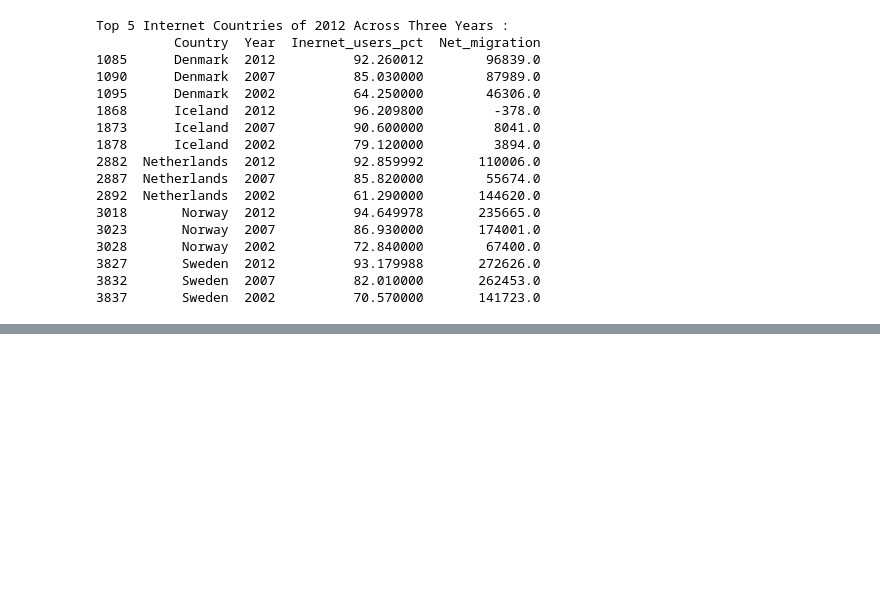
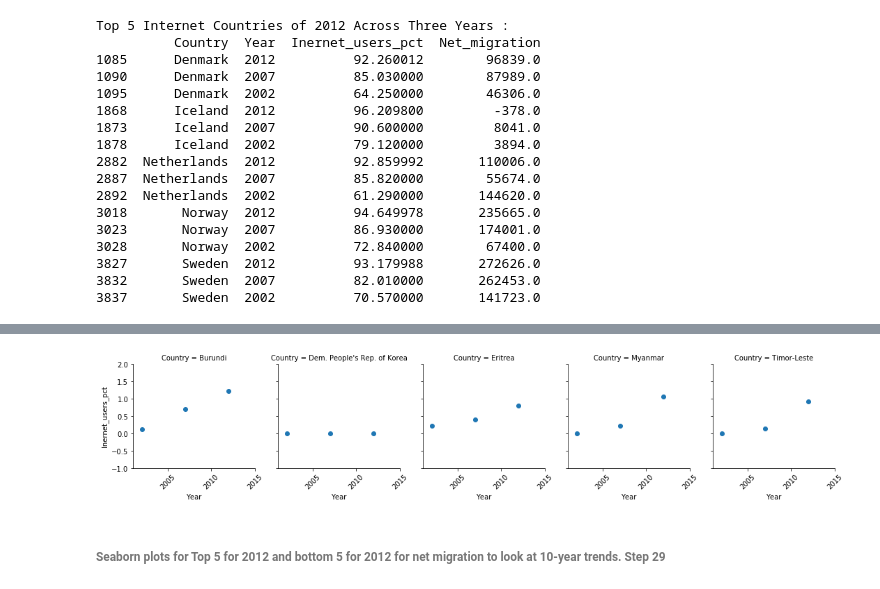
Before and after one commit to shrutijalewar/data-question-1-shrutijalewar, a Jupyter notebook: data-question-01.ipynb, the cells around one changed output, grey strips where cells are left out. Cells and saved outputs as stored; diff of their text form; code cells hidden in the pictures; blank space fills up the shorter version.

```diff
--- a/data-question-01.ipynb
+++ b/data-question-01.ipynb
@@ -340,0 +362,4 @@ Top 5 Internet Countries of 2012 Across Three Years :
+# %%
+merge_df_3_yr_bottom5 = merge_df_3_yr.loc[merge_df_3_yr['Country'].isin(["Dem. People's Rep. of Korea",'Eritrea','Timor-Leste','Myanmar','Burundi'])]
+print('Bottom 5 Internet Countries of 2012 Across Three Years :')
+print(merge_df_3_yr_bottom5)
@@ -340,0 +384,11 @@ Top 5 Internet Countries of 2012 Across Three Years :
+# %%
+g = sns.FacetGrid(merge_df_3_yr_bottom5, col='Country')
+g.map(plt.scatter,'Year','Inernet_users_pct',)
+plt.xlim(2001, 2015)
+plt.ylim(-1, 2)
+for ax in g.axes.flat:
+    plt.setp(ax.get_xticklabels(), rotation=45)
+# %% [output]
+[figure, added]
+# %% [markdown]
+###### Seaborn plots for Top 5 for 2012 and bottom 5 for 2012 for net migration to look at 10-year trends. Step 29
```
Also changed, not shown: parts of 18 cells of this notebook.
